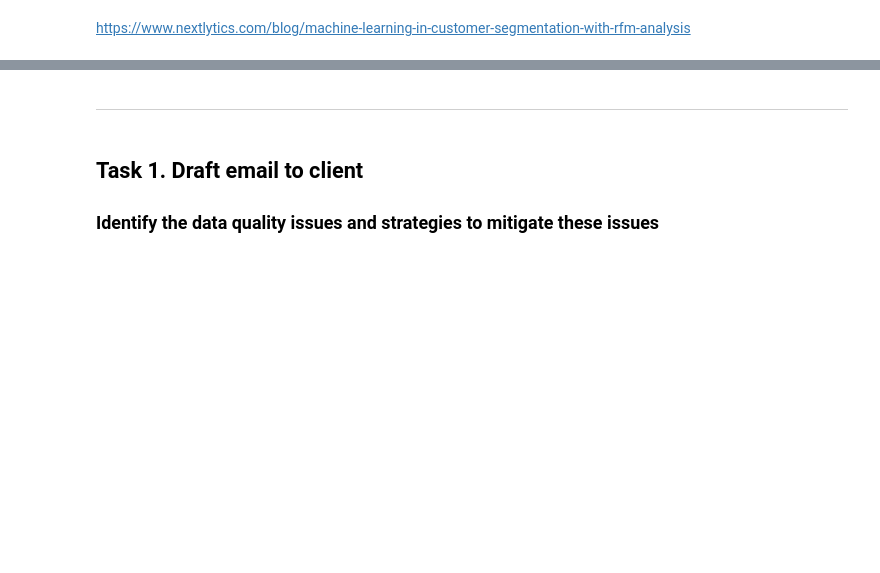
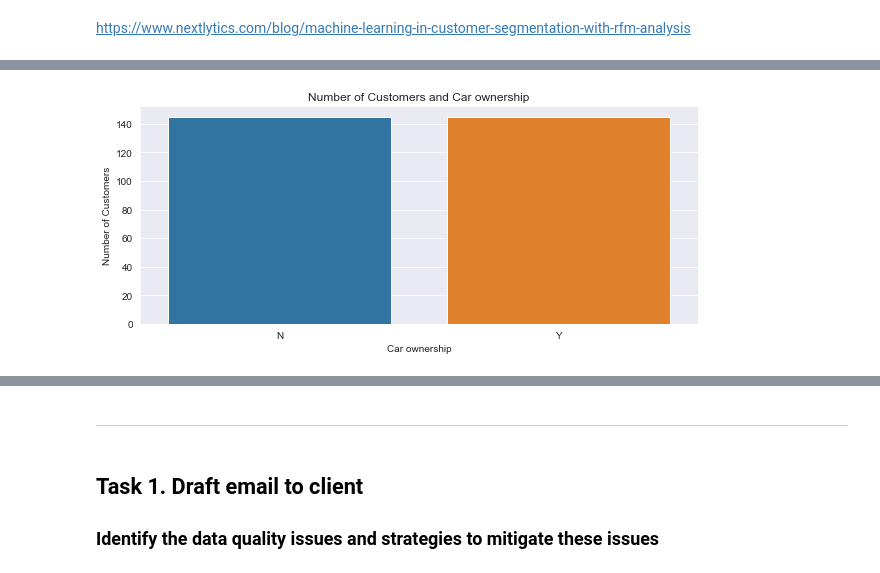
Before and after one commit to npradaschnor/KPMG-Virtual-Internship, a Jupyter notebook: KPMG_virtual_internship.ipynb, the cells around one changed output, grey strips where cells are left out. Drawn from its saved outputs; the diff is of its cells as text; code cells hidden in the pictures; blank space fills up the shorter version.

```diff
--- a/KPMG_virtual_internship.ipynb
+++ b/KPMG_virtual_internship.ipynb
@@ -2407,0 +2529,12 @@ https://www.nextlytics.com/blog/machine-learning-in-customer-segmentation-with-r
+# %%
+
+car = top.owns_car.value_counts()
+sns.set_style("darkgrid")
+plt.figure(figsize=(10,4))
+sns.barplot(x=car.index, y=car.values)
+plt.title("Number of Customers and Car ownership")
+plt.xlabel("Car ownership")
+plt.ylabel("Number of Customers")
+plt.show()
+# %% [output]
+[figure, added]
```
Also changed, not shown: parts of 30 cells of this notebook.
